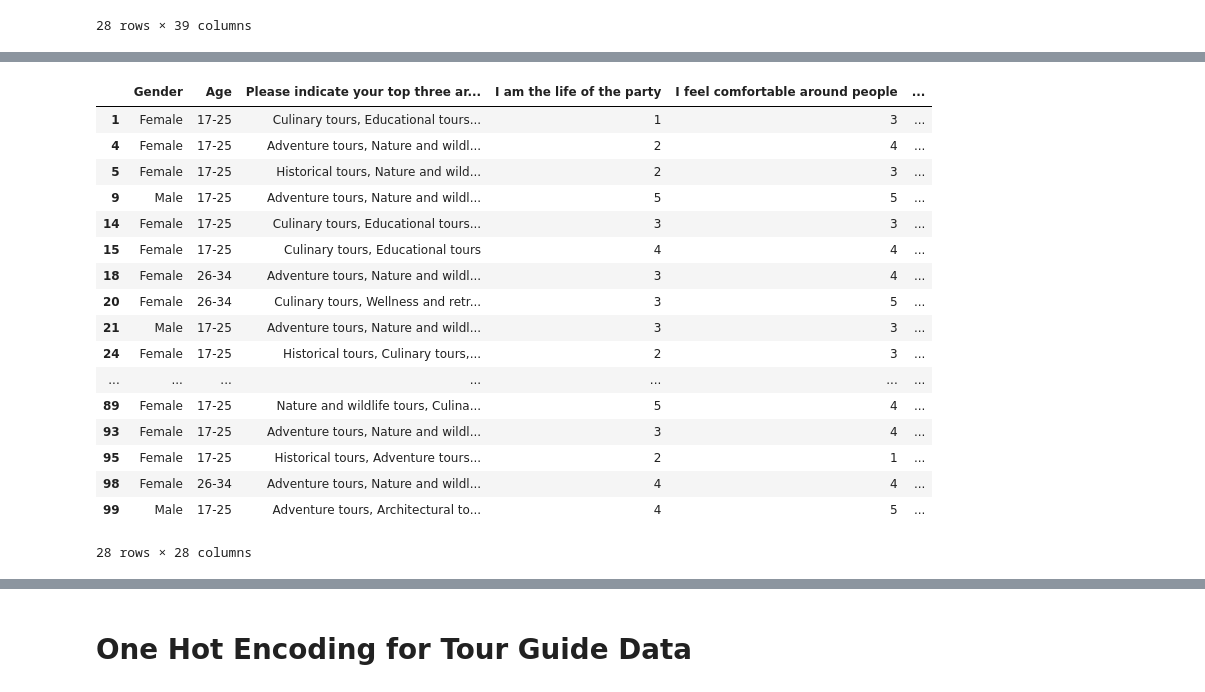
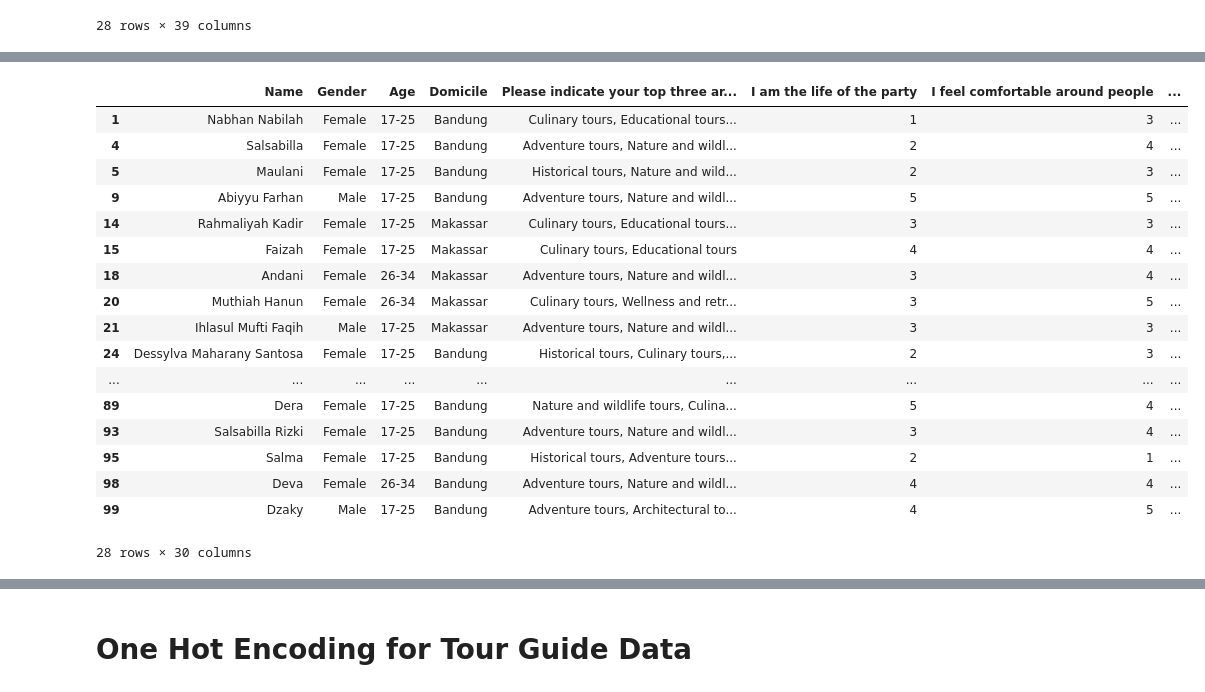
Before and after one commit to mas-tour/mastour-machine-learning, a Jupyter notebook: Cleaning_Survey_Data.ipynb, the cells around one changed output, grey strips where cells are left out. Cells and saved outputs as stored; diff of their text form; code cells hidden in the pictures.

```diff
--- a/Cleaning_Survey_Data.ipynb
+++ b/Cleaning_Survey_Data.ipynb
@@ -102,29 +102,29 @@ Column index: 32, Column name: I am full of ideas
 # %%
 # Drop unused columns for applying distance metric
 tg_df = tg_df.copy()
-columns_to_drop = [0, 1, 2, 3, 6]
+columns_to_drop = [0, 1, 2]
 
 tg_df.drop(tg_df.columns[columns_to_drop], axis = 1, inplace = True)
 tg_df
 # %% [output]
-|  | Gender | Age | Please indicate your top three ar... | I am the life of the party | I feel comfortable around people | ... |
-| 1 | Female | 17-25 | Culinary tours, Educational tours... | 1 | 3 | ... |
-| 4 | Female | 17-25 | Adventure tours, Nature and wildl... | 2 | 4 | ... |
-| 5 | Female | 17-25 | Historical tours, Nature and wild... | 2 | 3 | ... |
-| 9 | Male | 17-25 | Adventure tours, Nature and wildl... | 5 | 5 | ... |
-| 14 | Female | 17-25 | Culinary tours, Educational tours... | 3 | 3 | ... |
-| 15 | Female | 17-25 | Culinary tours, Educational tours | 4 | 4 | ... |
-| 18 | Female | 26-34 | Adventure tours, Nature and wildl... | 3 | 4 | ... |
-| 20 | Female | 26-34 | Culinary tours, Wellness and retr... | 3 | 5 | ... |
-| 21 | Male | 17-25 | Adventure tours, Nature and wildl... | 3 | 3 | ... |
-| 24 | Female | 17-25 | Historical tours, Culinary tours,... | 2 | 3 | ... |
-| ... | ... | ... | ... | ... | ... | ... |
-| 89 | Female | 17-25 | Nature and wildlife tours, Culina... | 5 | 4 | ... |
-| 93 | Female | 17-25 | Adventure tours, Nature and wildl... | 3 | 4 | ... |
-| 95 | Female | 17-25 | Historical tours, Adventure tours... | 2 | 1 | ... |
-| 98 | Female | 26-34 | Adventure tours, Nature and wildl... | 4 | 4 | ... |
-| 99 | Male | 17-25 | Adventure tours, Architectural to... | 4 | 5 | ... |
+|  | Name | Gender | Age | Domicile | Please indicate your top three ar... | I am the life of the party | I feel comfortable around people | ... |
+| 1 | Nabhan Nabilah | Female | 17-25 | Bandung | Culinary tours, Educational tours... | 1 | 3 | ... |
+| 4 | Salsabilla | Female | 17-25 | Bandung | Adventure tours, Nature and wildl... | 2 | 4 | ... |
+| 5 | Maulani | Female | 17-25 | Bandung | Historical tours, Nature and wild... | 2 | 3 | ... |
+| 9 | Abiyyu Farhan | Male | 17-25 | Bandung | Adventure tours, Nature and wildl... | 5 | 5 | ... |
+| 14 | Rahmaliyah Kadir | Female | 17-25 | Makassar | Culinary tours, Educational tours... | 3 | 3 | ... |
+| 15 | Faizah | Female | 17-25 | Makassar | Culinary tours, Educational tours | 4 | 4 | ... |
+| 18 | Andani | Female | 26-34 | Makassar | Adventure tours, Nature and wildl... | 3 | 4 | ... |
+| 20 | Muthiah Hanun | Female | 26-34 | Makassar | Culinary tours, Wellness and retr... | 3 | 5 | ... |
+| 21 | Ihlasul Mufti Faqih | Male | 17-25 | Makassar | Adventure tours, Nature and wildl... | 3 | 3 | ... |
+| 24 | Dessylva Maharany Santosa | Female | 17-25 | Bandung | Historical tours, Culinary tours,... | 2 | 3 | ... |
+| ... | ... | ... | ... | ... | ... | ... | ... | ... |
+| 89 | Dera | Female | 17-25 | Bandung | Nature and wildlife tours, Culina... | 5 | 4 | ... |
+| 93 | Salsabilla Rizki | Female | 17-25 | Bandung | Adventure tours, Nature and wildl... | 3 | 4 | ... |
+| 95 | Salma | Female | 17-25 | Bandung | Historical tours, Adventure tours... | 2 | 1 | ... |
+| 98 | Deva | Female | 26-34 | Bandung | Adventure tours, Nature and wildl... | 4 | 4 | ... |
+| 99 | Dzaky | Male | 17-25 | Bandung | Adventure tours, Architectural to... | 4 | 5 | ... |
-28 rows × 28 columns
+28 rows × 30 columns
 # %%
 # Rename tg_df columns
 tg_df = tg_df.rename(columns={'Please indicate your top three areas of expertise from the following options': 'Expertise'})
```
Also changed, not shown: parts of 7 cells of this notebook.
